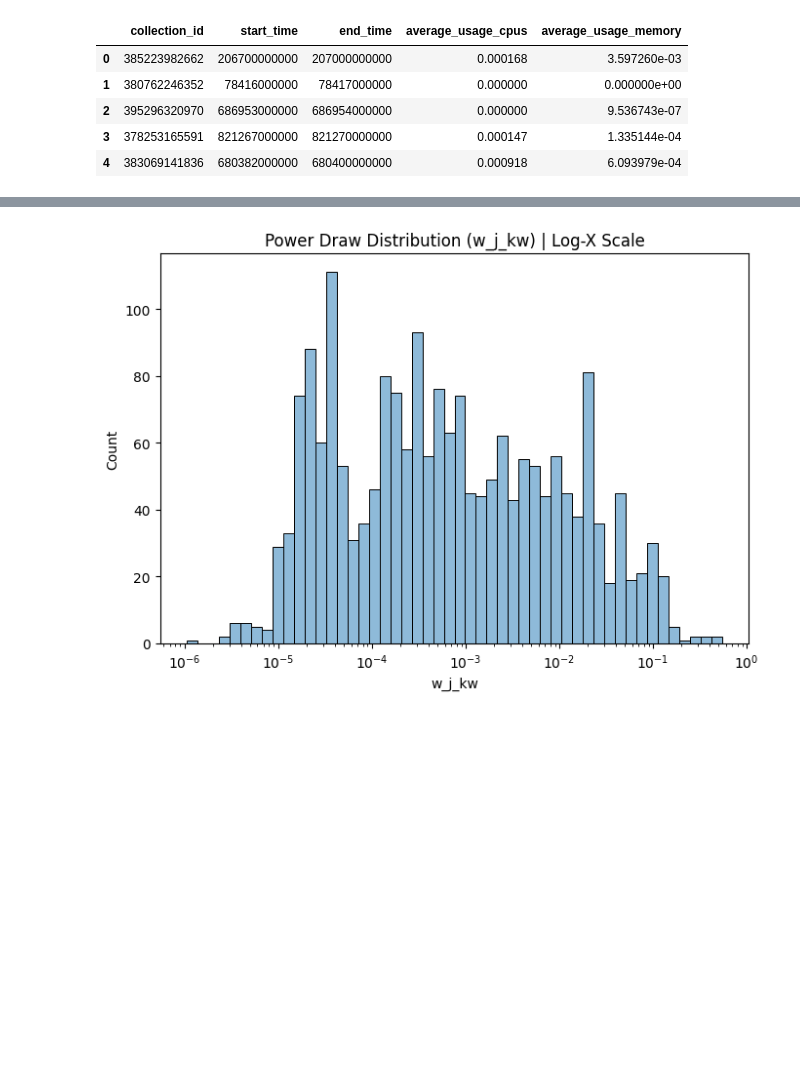
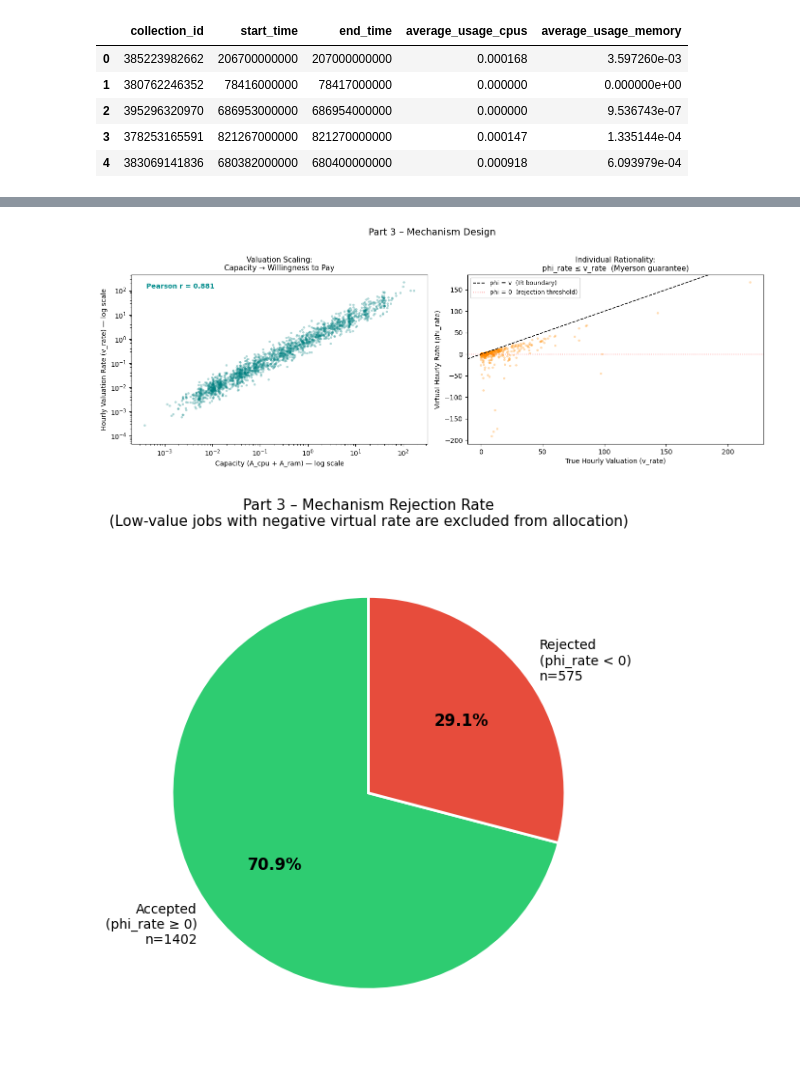
Before and after one commit to dangolofrancesco/cloud_pricing_sim, a Jupyter notebook: notebooks/01_eda_and_distribution_fitting.ipynb, the cells around one changed output, grey strips where cells are left out. Saved outputs shown, nothing was run; the diff lists cells and outputs as text; code cells hidden in the pictures; blank space fills up the shorter version.

Commit message:
DP grid and analysis

```diff
--- a/notebooks/01_eda_and_distribution_fitting.ipynb
+++ b/notebooks/01_eda_and_distribution_fitting.ipynb
@@ -427,33 +281,67 @@ display(interval_occurrence_table)
 # %%
-# 3) Objective Costs: power profiling + correlation diagnostics
-plt.figure(figsize=(7, 5))
-sns.histplot(processed_df['w_j_kw'].dropna(), kde=True, log_scale=True, bins=50)
-plt.title('Power Draw Distribution (w_j_kw) | Log-X Scale')
-plt.xlabel('w_j_kw')
+## Part 3: Mechanism Design
+
+# --- 3A. Valuation Scaling: capacity vs hourly rate ---
+econ = df[['A_cpu', 'A_ram', 'v_rate', 'phi_rate']].dropna().copy()
+econ['capacity'] = econ['A_cpu'] + econ['A_ram']
+
+fig, axes = plt.subplots(1, 2, figsize=(14, 5))
+
+# Scatter: capacity vs v_rate
+axes[0].scatter(econ['capacity'], econ['v_rate'],
+                alpha=0.3, s=12, edgecolors='none', color='teal')
+axes[0].set_xscale('log'); axes[0].set_yscale('log')
+axes[0].set_xlabel('Capacity (A_cpu + A_ram) — log scale', fontsize=10)
+axes[0].set_ylabel('Hourly Valuation Rate (v_rate) — log scale', fontsize=10)
+axes[0].set_title('Valuation Scaling:\nCapacity → Willingness to Pay', fontsize=11)
+corr_cap = econ[['capacity', 'v_rate']].corr().iloc[0, 1]
+axes[0].text(0.05, 0.92, f'Pearson r = {corr_cap:.3f}', transform=axes[0].transAxes,
+             fontsize=10, color='darkcyan', fontweight='bold')
+
+# --- 3B. Individual Rationality: v_rate vs phi_rate with y=x boundary ---
+v_min = min(econ['v_rate'].min(), econ['phi_rate'].min())
+v_max = max(econ['v_rate'].max(), econ['phi_rate'].max())
+
+axes[1].scatter(econ['v_rate'], econ['phi_rate'],
+                alpha=0.3, s=12, edgecolors='none', color='darkorange')
+axes[1].axline((0, 0), slope=1, color='black', linestyle='--', linewidth=1.2, label='phi = v  (IR boundary)')
+axes[1].axhline(0, color='red', linestyle=':', linewidth=1, alpha=0.7, label='phi = 0  (rejection threshold)')
+axes[1].set_xlabel('True Hourly Valuation (v_rate)', fontsize=10)
+axes[1].set_ylabel('Virtual Hourly Rate (phi_rate)', fontsize=10)
+axes[1].set_title('Individual Rationality:\nphi_rate ≤ v_rate  (Myerson guarantee)', fontsize=11)
+axes[1].legend(fontsize=9)
+
+plt.suptitle('Part 3 – Mechanism Design', fontsize=14, y=1.02)
 plt.tight_layout()
 plt.show()
 
-print('Top 5 jobs by w_j_kw:')
-display(processed_df.nlargest(5, 'w_j_kw')[['collection_id', 'A_cpu', 'A_ram', duration_col, 'w_j_kw', 'C_elec', 'C_carbon']])
+# --- 3C. Rejection Rate Pie Chart ---
+n_rejected = int((econ['phi_rate'] < 0).sum())
+n_accepted = len(econ) - n_rejected
 
-# Correlation Matrix (starter anomaly check)
-cols = ['A_cpu', 'actual_cpu_usage', duration_col, 'v', 'phi_v', 'w_j_kw', 'C_elec', 'C_carbon']
-corr = processed_df[cols].corr(method='pearson')
+fig, ax = plt.subplots(figsize=(6, 6))
+wedges, texts, autotexts = ax.pie(
+    [n_accepted, n_rejected],
+    labels=[f'Accepted\n(phi_rate ≥ 0)\nn={n_accepted}', f'Rejected\n(phi_rate < 0)\nn={n_rejected}'],
+    autopct='%1.1f%%',
+    startangle=90,
+    colors=['#2ecc71', '#e74c3c'],
+    wedgeprops=dict(edgecolor='white', linewidth=2),
+)
+for at in autotexts:
+    at.set_fontsize(12); at.set_fontweight('bold')
 
-plt.figure(figsize=(10, 8))
-sns.heatmap(corr, annot=True, cmap='coolwarm', fmt='.2f', square=True)
-plt.title('Mechanism Variables Correlation Matrix')
+ax.set_title('Part 3 – Mechanism Rejection Rate\n'
+             '(Low-value jobs with negative virtual rate are excluded from allocation)',
+             fontsize=11, pad=16)
 plt.tight_layout()
 plt.show()
 
-# Rejection rate recap using the full processed dataset.
-rejected_full = int((processed_df['phi_v'] < 0).sum())
-print(f"Optimal Auction Rejection Rate (full dataset): {rejected_full / len(processed_df):.2%}")
-
-# Static-grid consistency check: both costs should move together strongly.
-proxy = processed_df['w_j_kw'] * processed_df[duration_col]
-print(f"corr(C_elec, w_j_kw * duration): {processed_df['C_elec'].corr(proxy):.4f}")
-print(f"corr(C_carbon, w_j_kw * duration): {processed_df['C_carbon'].corr(proxy):.4f}")
-print(f"corr(C_elec, C_carbon): {processed_df['C_elec'].corr(processed_df['C_carbon']):.4f}")
+print(f"Total jobs:    {len(econ)}")
+print(f"Accepted:      {n_accepted}  ({n_accepted/len(econ):.1%})")
+print(f"Rejected:      {n_rejected}  ({n_rejected/len(econ):.1%})")
+print(f"\nIR check — phi_rate ≤ v_rate for all jobs: "
+      f"{(econ['phi_rate'] <= econ['v_rate']).all()}")
 # %% [output]
-[figure, old version]
+[figure, new version]
+[figure, new version]
```
Also changed, not shown: parts of 17 cells of this notebook, 5 other files.
